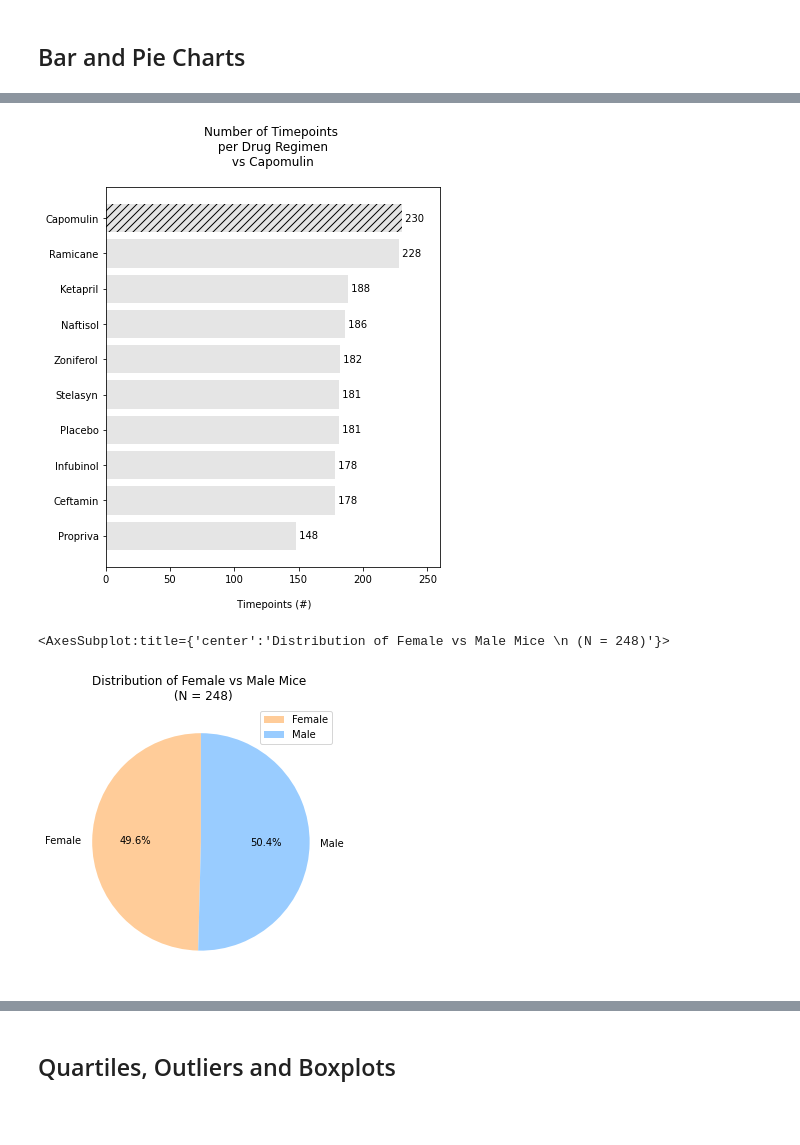
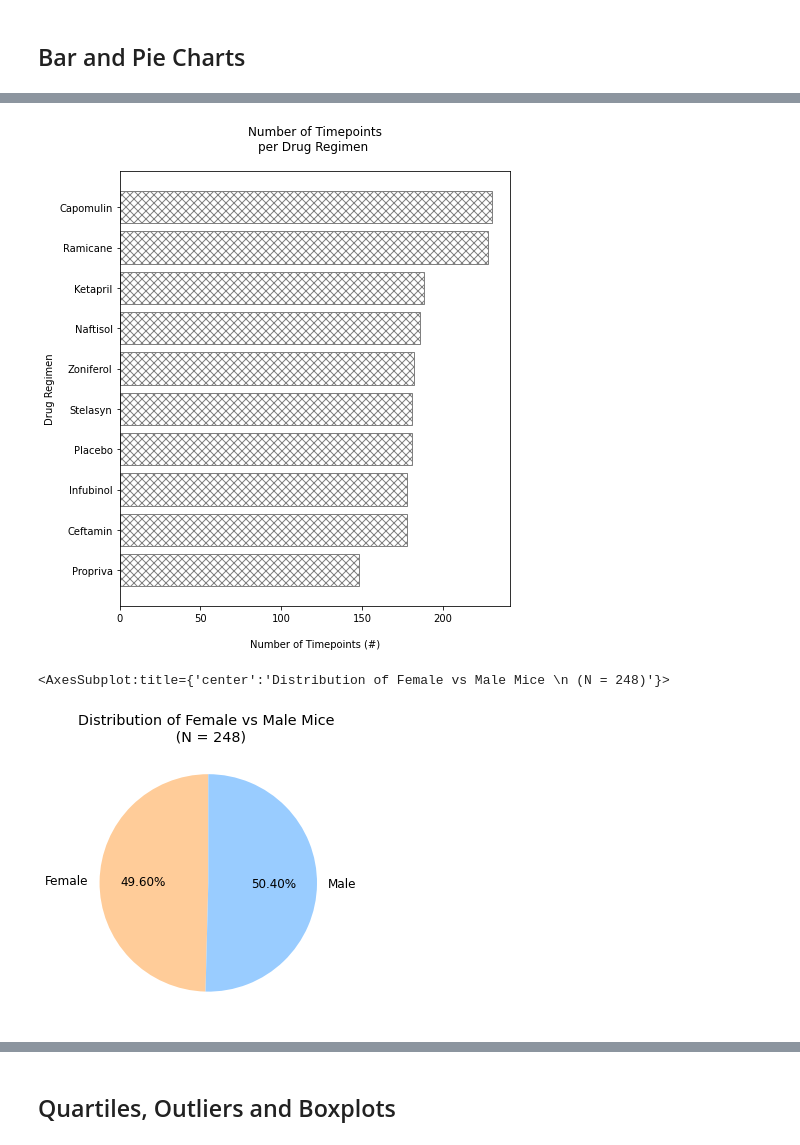
Before and after one commit to jgausachs/matplotlib-challenge, a Jupyter notebook: Pymaceuticals/pymaceuticals_starter.ipynb, the cells around one changed output, grey strips where cells are left out. Drawn from its saved outputs; the diff is of its cells as text; code cells hidden in the pictures; blank space fills up the shorter version.

```diff
--- a/Pymaceuticals/pymaceuticals_starter.ipynb
+++ b/Pymaceuticals/pymaceuticals_starter.ipynb
@@ -190,40 +228,40 @@ barchart_count_data.plot.bar("Drug Regimen", "Timepoint", rot=70, title='Number
 # %%
 # Generate a bar plot showing the total number of timepoints for all mice tested for each drug regimen using pyplot
+
+# Group plot data in a dataframe for printing, create list for x,y data
 count_results = combined_clean_results_df.groupby("Drug Regimen").count().reset_index().sort_values("Timepoint")
 regimen = list(count_results["Drug Regimen"])
 timepoint = list(count_results["Timepoint"])
 
-hatch_l = []
-for drug in regimen:
-    if drug == "Capomulin":
-        hatch_l.append("///")
-    else:
-        hatch_l.append("")
-
-fig1, ax = plt.subplots(figsize=(6,7))
-hbars = ax.barh(regimen, timepoint, align="center", color="grey", hatch=hatch_l, alpha=0.2)
-ax.bar_label(hbars, fmt=' %.0f')
-ax.set_xlim(right=count_results["Timepoint"].max()+30)
-ax.set_xlabel('\n Timepoints (#)')
-ax.set_title('Number of Timepoints \n per Drug Regimen \n vs Capomulin \n')
+# Plot bar chart using pyplot
+fig1, ax = plt.subplots(figsize=(7,8))
+hbars = ax.barh(regimen, timepoint, align="center", color="white", edgecolor="grey", hatch="xxx", alpha=1)
+ax.set_xlabel('\nNumber of Timepoints (#)')
+ax.set_ylabel('Drug Regimen')
+ax.set_title('Number of Timepoints\nper Drug Regimen \n')
 
 plt.show()
 # %% [output]
-[figure, old version]
+[figure, new version]
 # %%
 # Generate a pie plot showing the distribution of female versus male mice using Pandas
+
+# Prepare data for charting, count mice in dataset
 piechart_sex_data = combined_clean_results_df[["Sex", "Mouse ID"]].drop_duplicates().groupby(["Sex"]).count()
 N = piechart_sex_data["Mouse ID"].sum()
 
-piechart_sex_data.plot.pie(
+# Plot data in pie chart using Pandas
+piechart_sex_data.plot(
+        kind="pie",
         y="Mouse ID",
         label="",
-        autopct="%1.1f%%",
+        legend="",
+        autopct="%1.2f%%",
         colors=["#FFCC99","#99CCFF"],
         figsize=(5,5), startangle=90,
         title=f"Distribution of Female vs Male Mice \n (N = {N})")
 # %% [output]
 <AxesSubplot:title={'center':'Distribution of Female vs Male Mice \n (N = 248)'}>
-[figure, old version]
+[figure, new version]
 # %%
 # Generate a pie plot showing the distribution of female versus male mice using pyplot
```
Also changed, not shown: parts of 14 cells of this notebook.
